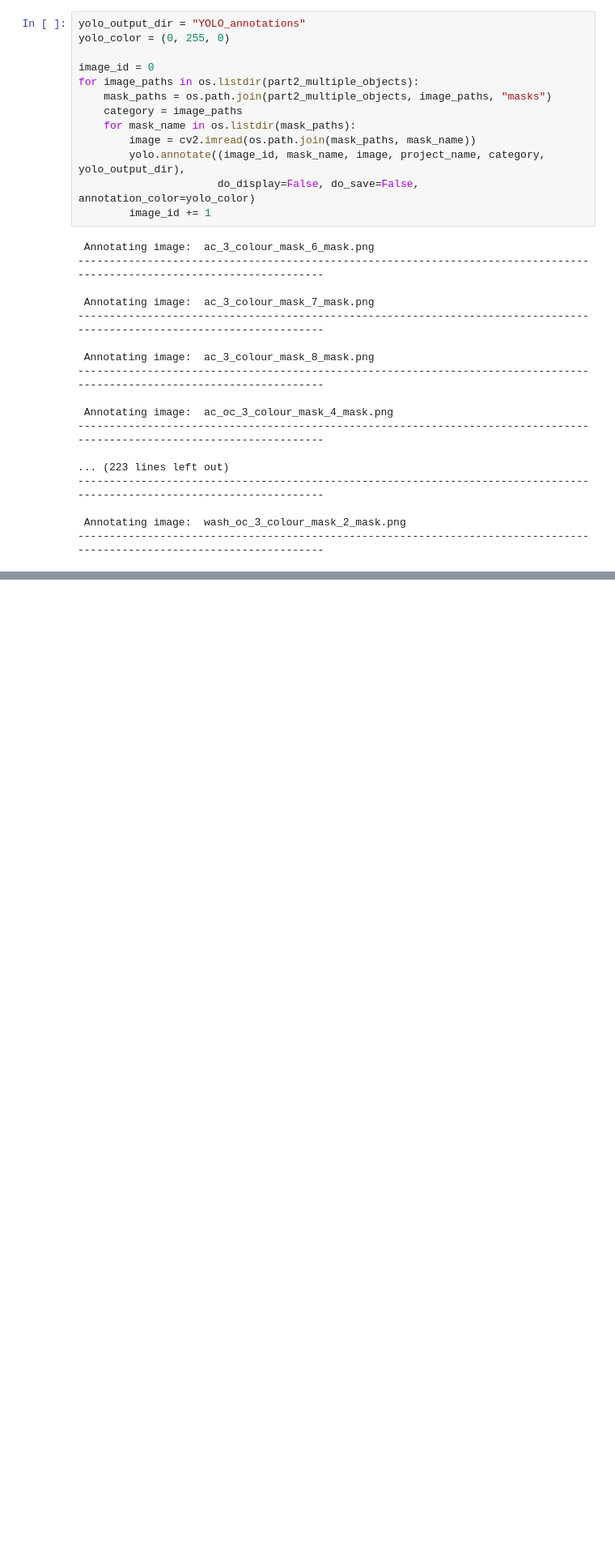
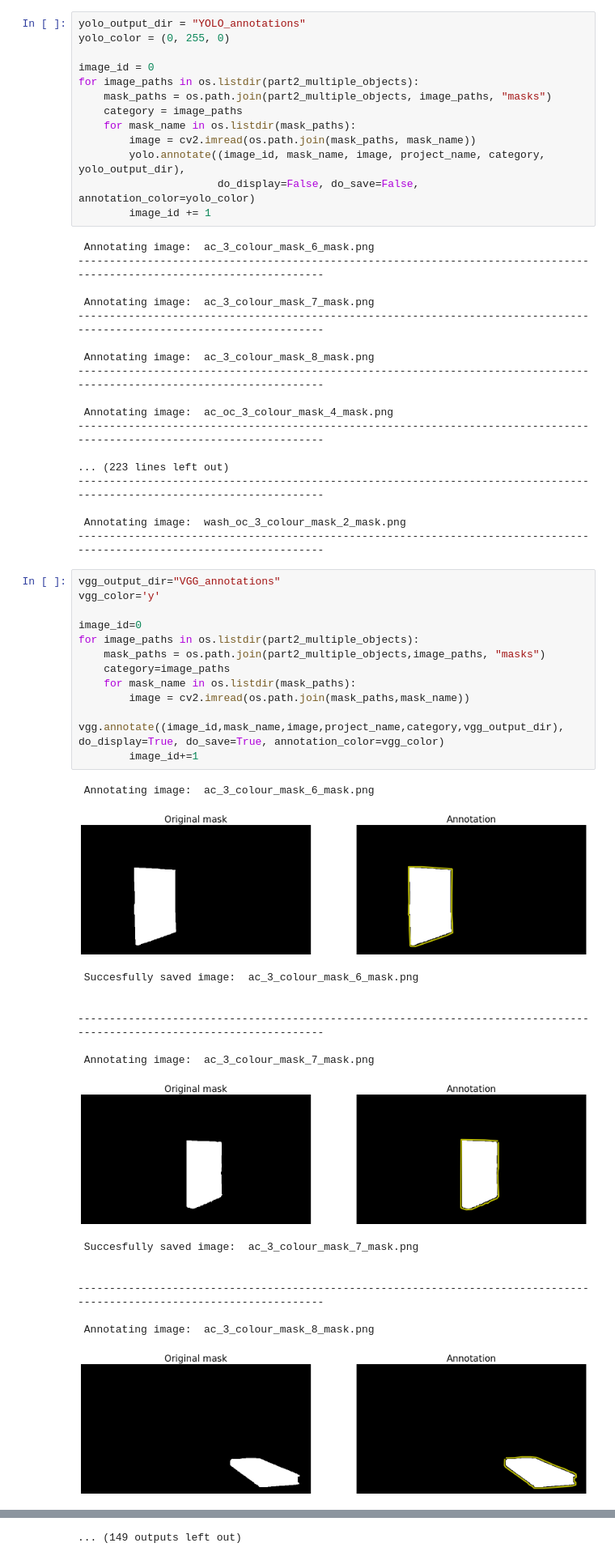
Before and after one commit to matthewkenely/mask-to-annotation, a Jupyter notebook: Demo - COTS Dataset.ipynb, the cells around one changed output, grey strips where cells are left out. Shown at 81% size. Drawn from its saved outputs; the diff is of its cells as text; blank space fills up the shorter version.

Commit message:
Started VGG annotations

```diff
--- a/Demo - COTS Dataset.ipynb
+++ b/Demo - COTS Dataset.ipynb
@@ -132,3 +132,32 @@ for image_paths in os.listdir(part2_multiple_objects):
 
  Annotating image:  wash_oc_3_colour_mask_2_mask.png
 ------------------------------------------------------------------------------------------------------------------------
+# %%
+vgg_output_dir="VGG_annotations"
+vgg_color='y'
+
+image_id=0
+for image_paths in os.listdir(part2_multiple_objects):
+    mask_paths = os.path.join(part2_multiple_objects,image_paths, "masks")
+    category=image_paths
+    for mask_name in os.listdir(mask_paths):
+        image = cv2.imread(os.path.join(mask_paths,mask_name))
+        vgg.annotate((image_id,mask_name,image,project_name,category,vgg_output_dir), do_display=True, do_save=True, annotation_color=vgg_color)
+        image_id+=1
+# %% [output]
+ Annotating image:  ac_3_colour_mask_6_mask.png
+[figure, added]
+ Succesfully saved image:  ac_3_colour_mask_6_mask.png
+
+
+------------------------------------------------------------------------------------------------------------------------
+
+ Annotating image:  ac_3_colour_mask_7_mask.png
+[figure, added]
+ Succesfully saved image:  ac_3_colour_mask_7_mask.png
+
+
+------------------------------------------------------------------------------------------------------------------------
+
+ Annotating image:  ac_3_colour_mask_8_mask.png
+[figure, added]
@@ -134,0 +185 @@ for image_paths in os.listdir(part2_multiple_objects):
+... (149 outputs left out)
```
Also changed, not shown: parts of 2 cells of this notebook, 3 other files.
